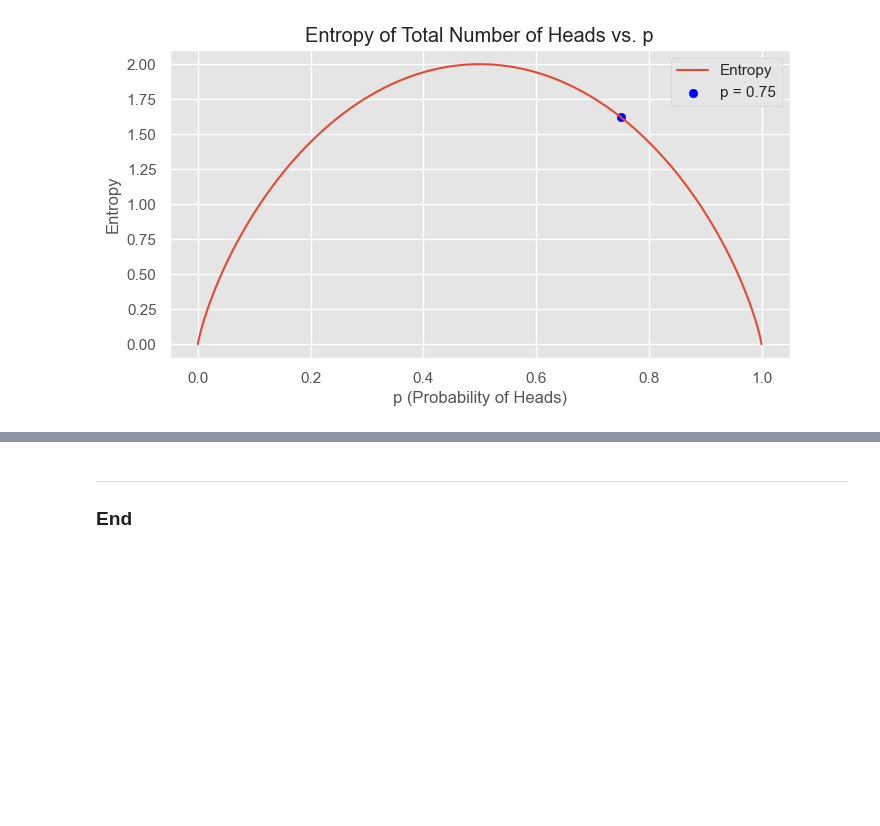
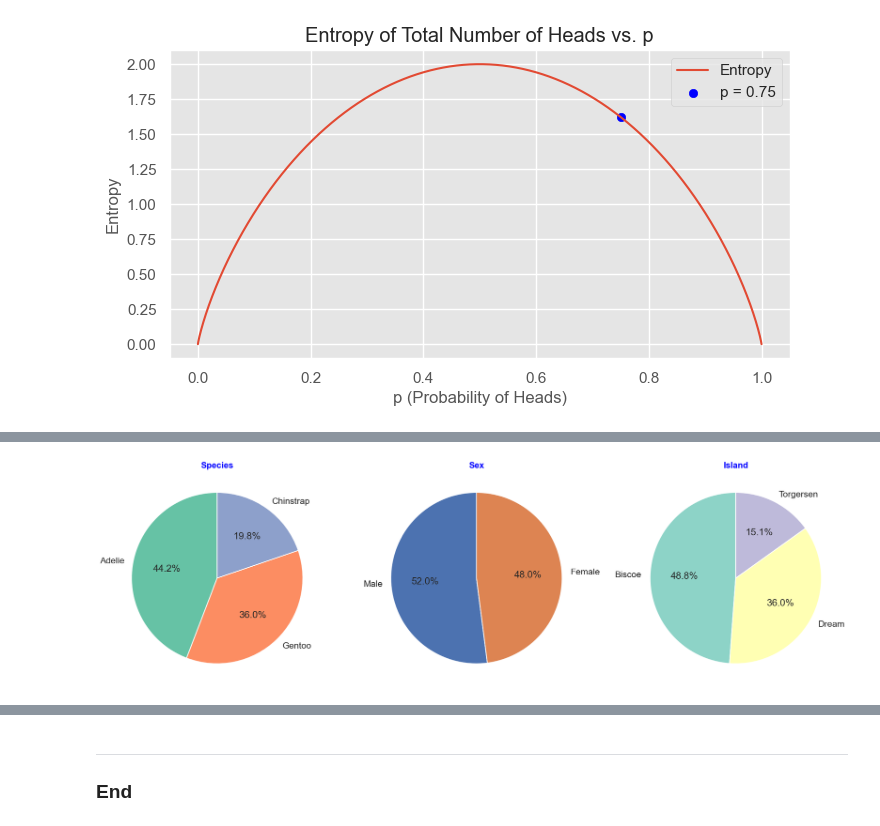
Before and after one commit to Cecilia8989/fund_data_analysis, a Jupyter notebook: task.ipynb, the cells around one changed output, grey strips where cells are left out. Cells and saved outputs as stored; diff of their text form; code cells hidden in the pictures; blank space fills up the shorter version.

```diff
--- a/task.ipynb
+++ b/task.ipynb
@@ -1560,0 +1761,38 @@ plt.show()
+# %%
+# https://www.statology.org/seaborn-pie-chart/
+#https://www.tutorialspoint.com/how-to-create-a-pie-chart-in-seaborn
+# Calculate and plot a pie chart on the second subplot (ax2)
+
+fig, axs = plt.subplots(1, 3, figsize=(20, 8))
+
+# Plot for 'Species'
+pie_species = df['Species'].value_counts()
+labels = pie_species.index
+sizes = pie_species.values
+colors_species = sns.color_palette('Set2', n_colors=len(labels))
+
+axs[0].pie(sizes, labels=labels, colors=colors_species, autopct='%1.1f%%', startangle=90)
+axs[0].set_title('Species', fontsize=16, color='blue', fontweight='bold')
+
+# Plot for 'Sex'
+pie_sex = df['Sex'].value_counts()
+labels = pie_sex.index
+sizes = pie_sex.values
+colors_sex = sns.color_palette('deep', n_colors=len(labels))
+
+axs[1].pie(sizes, labels=labels, colors=colors_sex, autopct='%1.1f%%', startangle=90)
+axs[1].set_title('Sex', fontsize=16, color='blue', fontweight='bold')
+
+# Plot for 'Islands'
+pie_island = df['Island'].value_counts()
+labels = pie_island.index
+sizes = pie_island.values
+colors_island = sns.color_palette('Set3', n_colors=len(labels))
+
+axs[2].pie(sizes, labels=labels, colors=colors_island, autopct='%1.1f%%', startangle=90)
+axs[2].set_title('Island', fontsize=16, color='blue', fontweight='bold')
+
+plt.tight_layout()
+plt.show()
+# %% [output]
+[figure, added]
```
Also changed, not shown: parts of 41 cells of this notebook, 1 other file.
